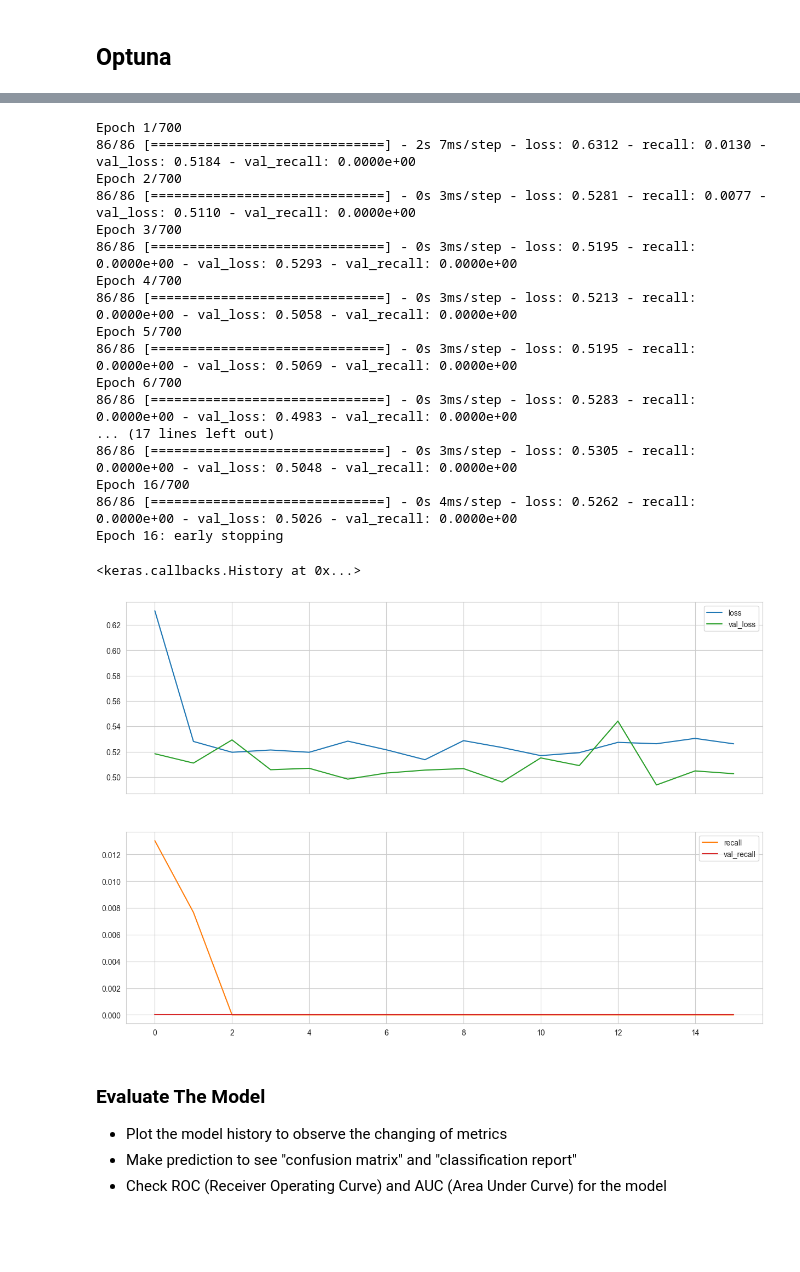
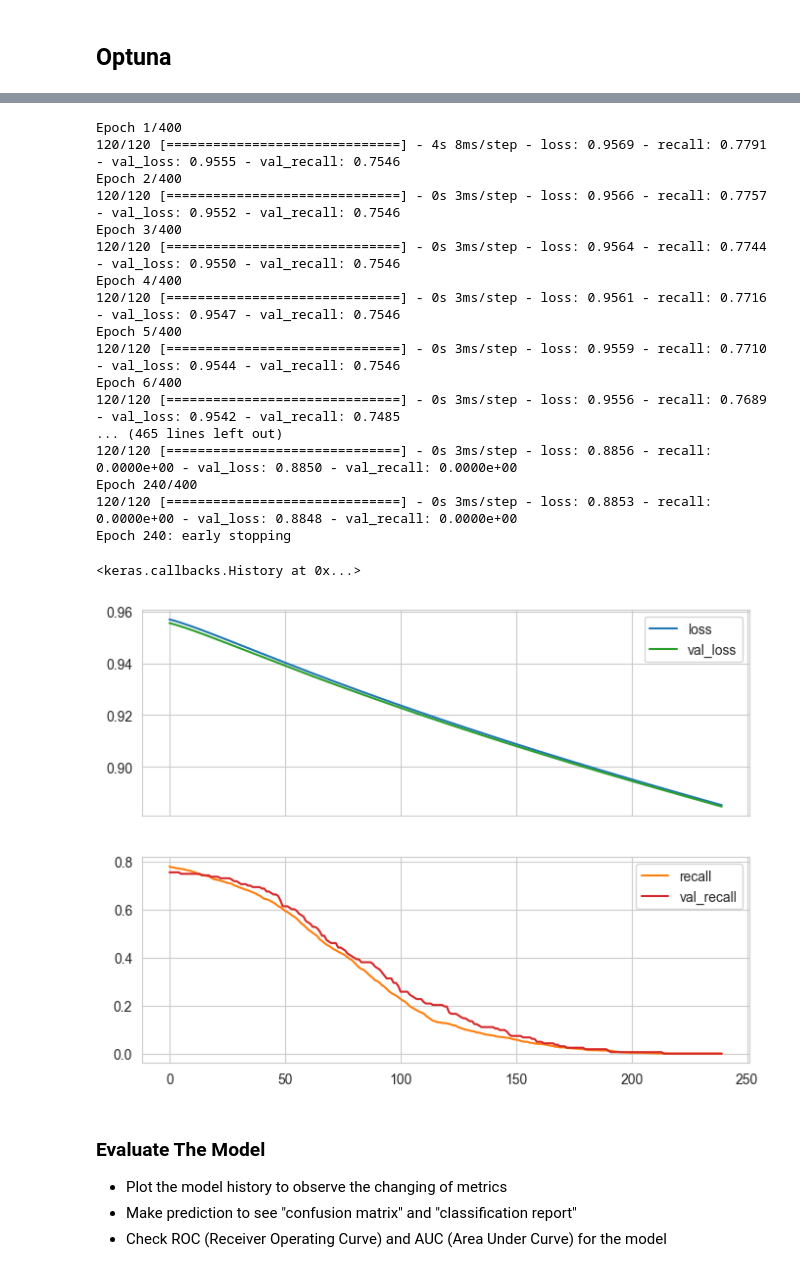
Before and after one commit to haticeyyildiz/Deep-Learning, a Jupyter notebook: Assignment - 1/DL-Assignment-1 (Classification with ANN-Churn Prediction)-Student.ipynb, the cells around one changed output, grey strips where cells are left out. Cells and saved outputs as stored; diff of their text form; code cells hidden in the pictures; blank space fills up the shorter version.

```diff
--- a/Assignment - 1/DL-Assignment-1 (Classification with ANN-Churn Prediction)-Student.ipynb
+++ b/Assignment - 1/DL-Assignment-1 (Classification with ANN-Churn Prediction)-Student.ipynb
@@ -1265,7 +1265,7 @@ from tensorflow.keras.regularizers import l1, l2, L1L2
 early_stop = EarlyStopping(monitor = "val_recall",
                            mode = "min",
                            verbose = 1,
-                           patience = 15,
+                           patience = 25,
                            restore_best_weights = True)
 # %%
 trial_metric = "Recall"
@@ -1375,66 +1375,66 @@ unit1, unit2, unit3, optimizer, lr, lreg1, lreg2, dropout_rate, w0, w1 = (
 )
 # %%
 tf.keras.utils.set_random_seed(42)
-model = Sequential()
-model.add(Dense(unit1,
+model6 = Sequential()
+model6.add(Dense(unit1,
                 activation="relu",
                 kernel_regularizer=L1L2(l1=lreg1, l2=lreg2),
                 bias_regularizer=l2(lreg2),
                 activity_regularizer=l2(lreg2)))
-model.add(Dropout(dropout_rate))
-model.add(Dense(unit2,
+model6.add(Dropout(dropout_rate))
+model6.add(Dense(unit2,
                 activation="relu",
                 kernel_regularizer=L1L2(l1=lreg1, l2=lreg2),
                 bias_regularizer=l2(lreg2),
                 activity_regularizer=l2(lreg2)))
-model.add(Dropout(dropout_rate))
-model.add(Dense(unit3,
+model6.add(Dropout(dropout_rate))
+model6.add(Dense(unit3,
                 activation="relu",
                 kernel_regularizer=L1L2(l1=lreg1, l2=lreg2),
                 bias_regularizer=l2(lreg2),
                 activity_regularizer=l2(lreg2)))
-model.add(Dropout(dropout_rate))
+model6.add(Dropout(dropout_rate))
 
-model.add(Dense(1, activation="sigmoid"))
+model6.add(Dense(1, activation="sigmoid"))
 opt = optimizer(learning_rate=lr)
-model.compile(optimizer=opt, loss="binary_crossentropy", metrics=["Recall"])
+model6.compile(optimizer=opt, loss="binary_crossentropy", metrics=["Recall"])
 # %%
-model.fit(
+model6.fit(
     X_train,
     y_train,
     validation_data=(X_val, y_val),
-    batch_size=75,
-    epochs=700,
+    batch_size=60,
+    epochs=400,
     callbacks=[early_stop],
     verbose=1,
 )
 # %% [output]
-Epoch 1/700
-86/86 [==============================] - 2s 7ms/step - loss: 0.6312 - recall: 0.0130 - val_loss: 0.5184 - val_recall: 0.0000e+00
-Epoch 2/700
-86/86 [==============================] - 0s 3ms/step - loss: 0.5281 - recall: 0.0077 - val_loss: 0.5110 - val_recall: 0.0000e+00
-Epoch 3/700
-86/86 [==============================] - 0s 3ms/step - loss: 0.5195 - recall: 0.0000e+00 - val_loss: 0.5293 - val_recall: 0.0000e+00
-Epoch 4/700
-86/86 [==============================] - 0s 3ms/step - loss: 0.5213 - recall: 0.0000e+00 - val_loss: 0.5058 - val_recall: 0.0000e+00
-Epoch 5/700
-86/86 [==============================] - 0s 3ms/step - loss: 0.5195 - recall: 0.0000e+00 - val_loss: 0.5069 - val_recall: 0.0000e+00
-Epoch 6/700
-86/86 [==============================] - 0s 3ms/step - loss: 0.5283 - recall: 0.0000e+00 - val_loss: 0.4983 - val_recall: 0.0000e+00
-... (17 lines left out)
-86/86 [==============================] - 0s 3ms/step - loss: 0.5305 - recall: 0.0000e+00 - val_loss: 0.5048 - val_recall: 0.0000e+00
-Epoch 16/700
-86/86 [==============================] - 0s 4ms/step - loss: 0.5262 - recall: 0.0000e+00 - val_loss: 0.5026 - val_recall: 0.0000e+00
-Epoch 16: early stopping
+Epoch 1/400
+120/120 [==============================] - 4s 8ms/step - loss: 0.9569 - recall: 0.7791 - val_loss: 0.9555 - val_recall: 0.7546
+Epoch 2/400
+120/120 [==============================] - 0s 3ms/step - loss: 0.9566 - recall: 0.7757 - val_loss: 0.9552 - val_recall: 0.7546
+Epoch 3/400
+120/120 [==============================] - 0s 3ms/step - loss: 0.9564 - recall: 0.7744 - val_loss: 0.9550 - val_recall: 0.7546
+Epoch 4/400
+120/120 [==============================] - 0s 3ms/step - loss: 0.9561 - recall: 0.7716 - val_loss: 0.9547 - val_recall: 0.7546
+Epoch 5/400
+120/120 [==============================] - 0s 3ms/step - loss: 0.9559 - recall: 0.7710 - val_loss: 0.9544 - val_recall: 0.7546
+Epoch 6/400
+120/120 [==============================] - 0s 3ms/step - loss: 0.9556 - recall: 0.7689 - val_loss: 0.9542 - val_recall: 0.7485
+... (465 lines left out)
+120/120 [==============================] - 0s 3ms/step - loss: 0.8856 - recall: 0.0000e+00 - val_loss: 0.8850 - val_recall: 0.0000e+00
+Epoch 240/400
+120/120 [==============================] - 0s 3ms/step - loss: 0.8853 - recall: 0.0000e+00 - val_loss: 0.8848 - val_recall: 0.0000e+00
+Epoch 240: early stopping
 <keras.callbacks.History at 0x...>
 # %%
-history = model.history.history
+history = model6.history.history
 # %%
 loss_df = pd.DataFrame(history)
-loss_df.plot(subplots=[["loss","val_loss"],["recall","val_recall"]], layout=(2,1),figsize=(15,10))
+loss_df.plot(subplots=[["loss","val_loss"],["recall","val_recall"]], layout=(2,1),figsize=(8,6))
 plt.show()
 # %% [output]
-[figure, old version]
+[figure, new version]
 # %% [markdown]
 ### Evaluate The Model
 
```
Also changed, not shown: parts of 67 cells of this notebook.
